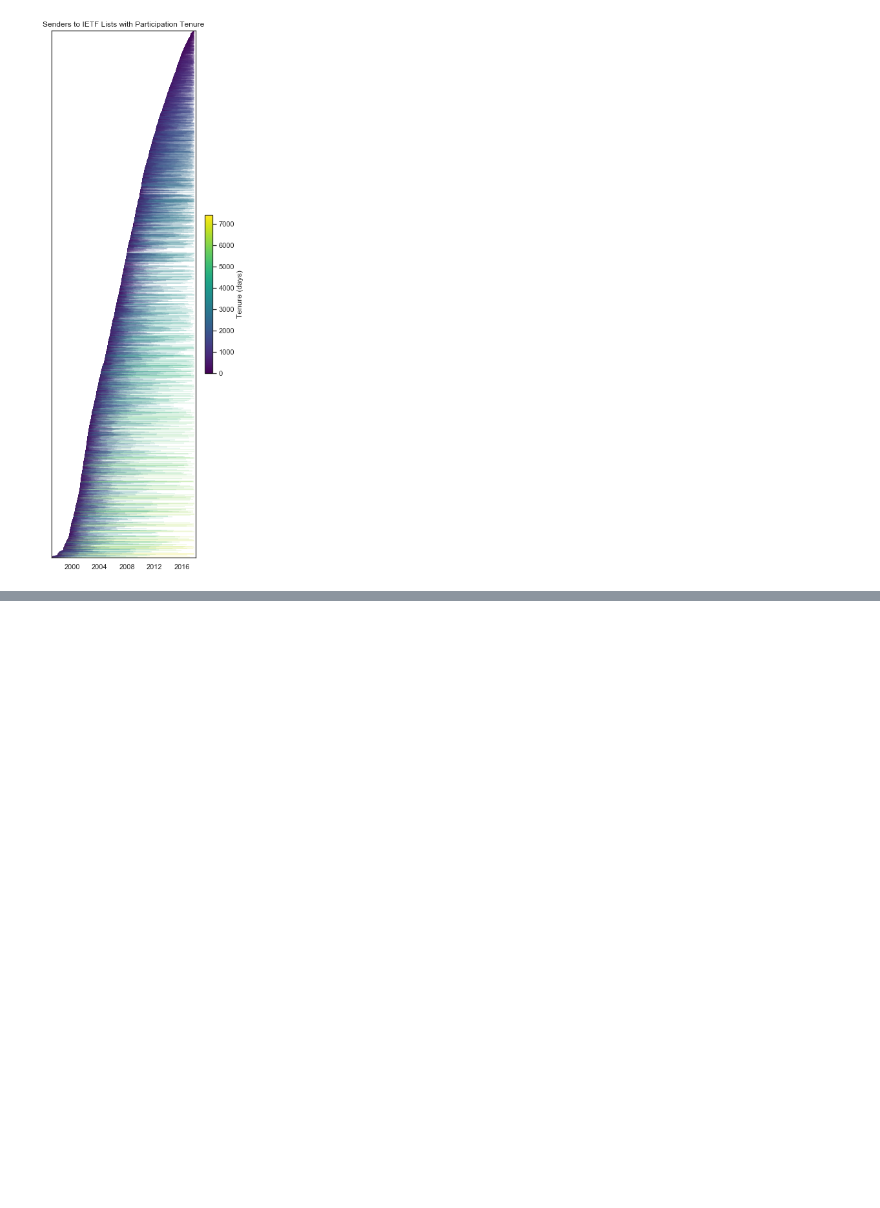
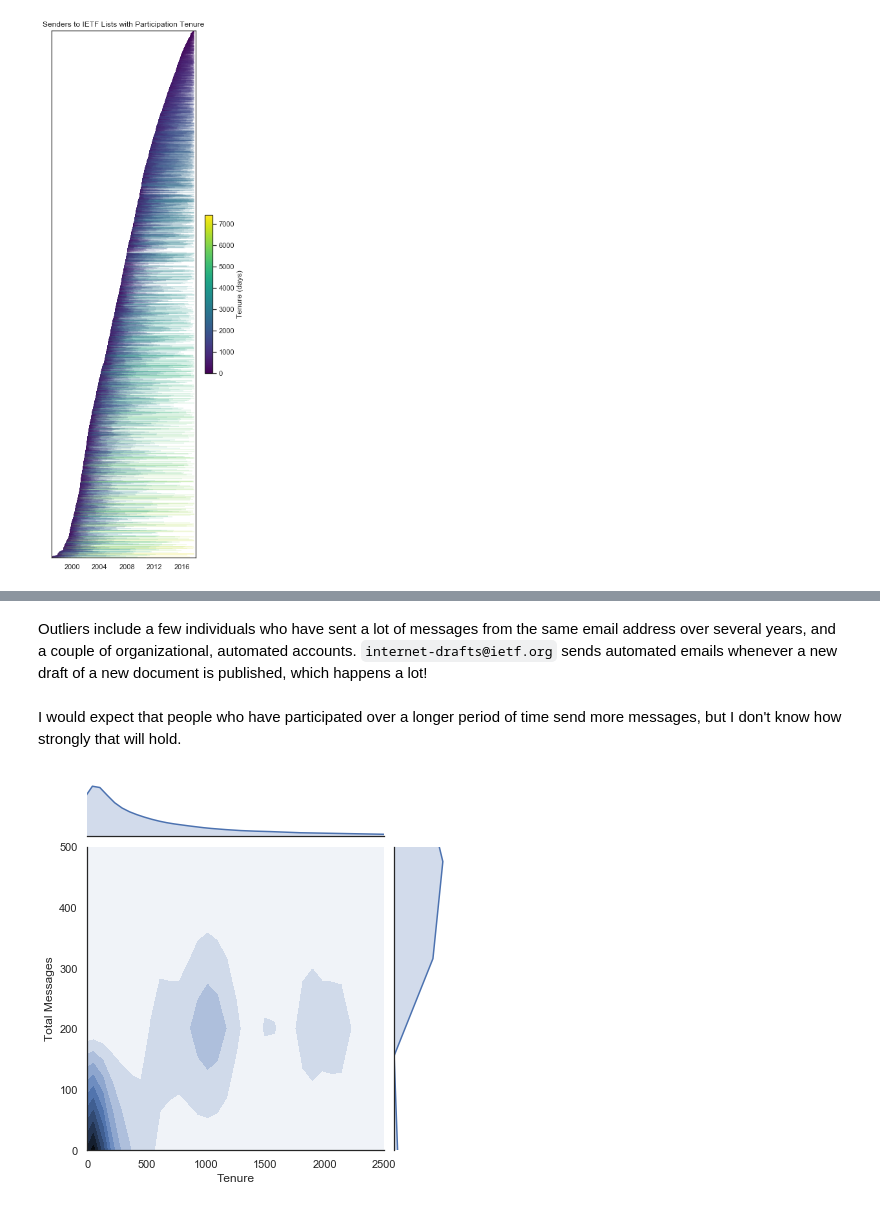
Before and after one commit to npdoty/bigbang, a Jupyter notebook: ietf-participation/ietf_wgs_tenure.ipynb, the cells around one changed output, grey strips where cells are left out. Drawn from its saved outputs; the diff is of its cells as text; code cells hidden in the pictures; blank space fills up the shorter version.

```diff
--- a/ietf-participation/ietf_wgs_tenure.ipynb
+++ b/ietf-participation/ietf_wgs_tenure.ipynb
@@ -172,0 +239,14 @@ fig.savefig('graphs/tenure-lines.png',dpi=300)
+# %% [markdown]
+Outliers include a few individuals who have sent a lot of messages from the same email address over several years, and a couple of organizational, automated accounts. `internet-drafts@ietf.org` sends automated emails whenever a new draft of a new document is published, which happens a lot!
+# %% [markdown]
+I would expect that people who have participated over a longer period of time send more messages, but I don't know how strongly that will hold.
+# %%
+sns.jointplot(
+    x="Tenure",
+    y="Total Messages",
+    ylim=(0, 500),
+    xlim=(0, 2500),
+    data=working_data,
+    kind="kde");
+# %% [output]
+[figure, added]
```
Also changed, not shown: parts of 29 cells of this notebook, 1 other file.
